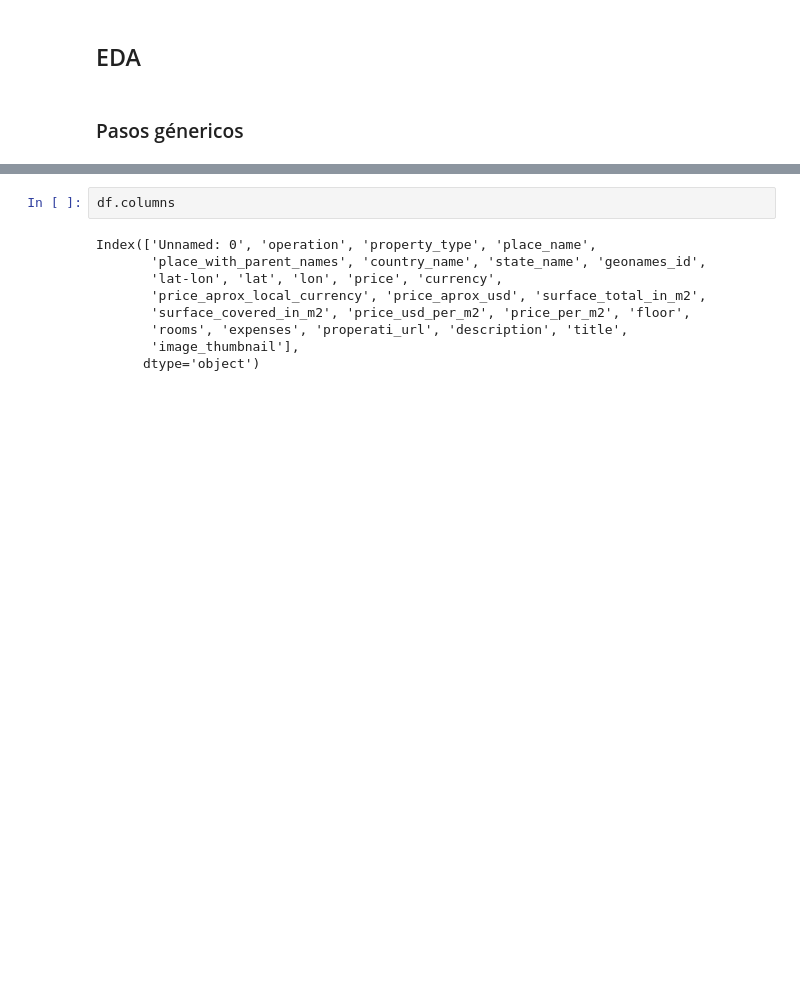
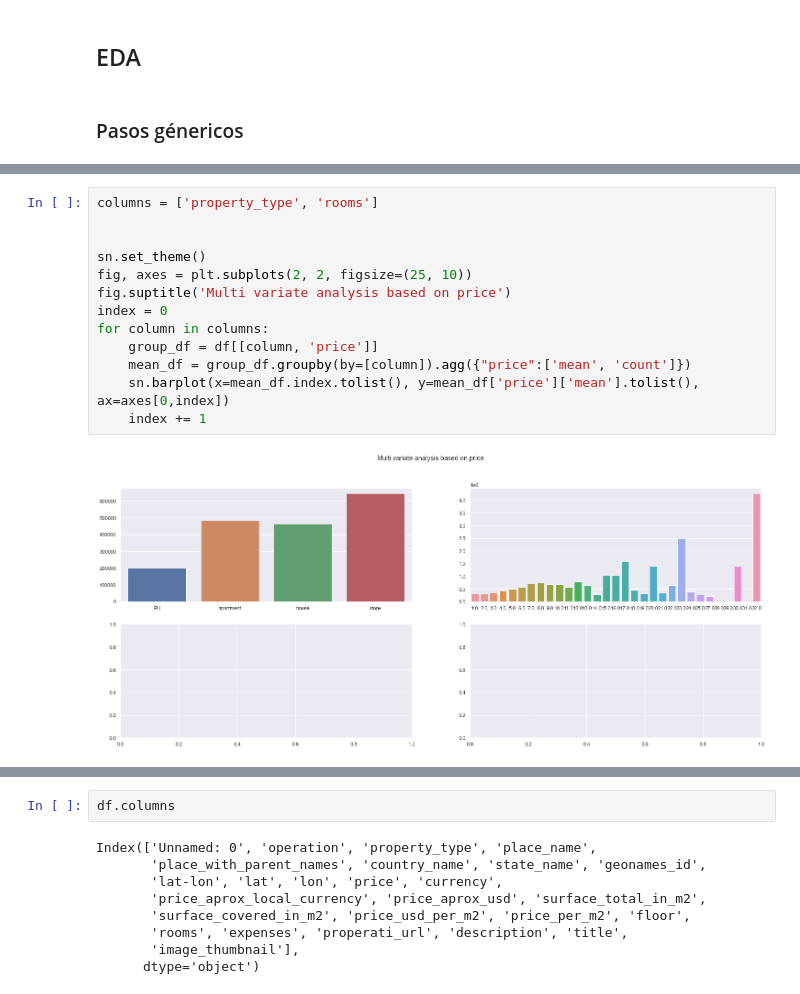
Before and after one commit to FabrizioV97/DHDS-TP1, a Jupyter notebook: Trabajo.ipynb, the cells around one changed output, grey strips where cells are left out. Cells and saved outputs as stored; diff of their text form; blank space fills up the shorter version.

```diff
--- a/Trabajo.ipynb
+++ b/Trabajo.ipynb
@@ -174,0 +183,15 @@ df = pd.read_csv(file)
+# %%
+columns = ['property_type', 'rooms']
+
+
+sn.set_theme()
+fig, axes = plt.subplots(2, 2, figsize=(25, 10))
+fig.suptitle('Multi variate analysis based on price')
+index = 0
+for column in columns:
+    group_df = df[[column, 'price']]
+    mean_df = group_df.groupby(by=[column]).agg({"price":['mean', 'count']})
+    sn.barplot(x=mean_df.index.tolist(), y=mean_df['price']['mean'].tolist(), ax=axes[0,index])
+    index += 1
+# %% [output]
+[figure, added]
```
Also changed, not shown: parts of 4 cells of this notebook.
